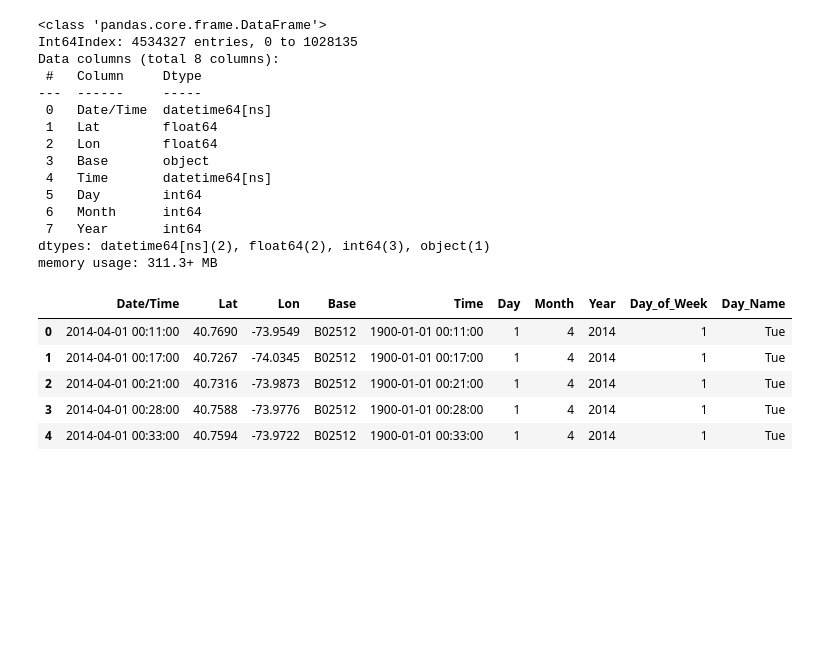
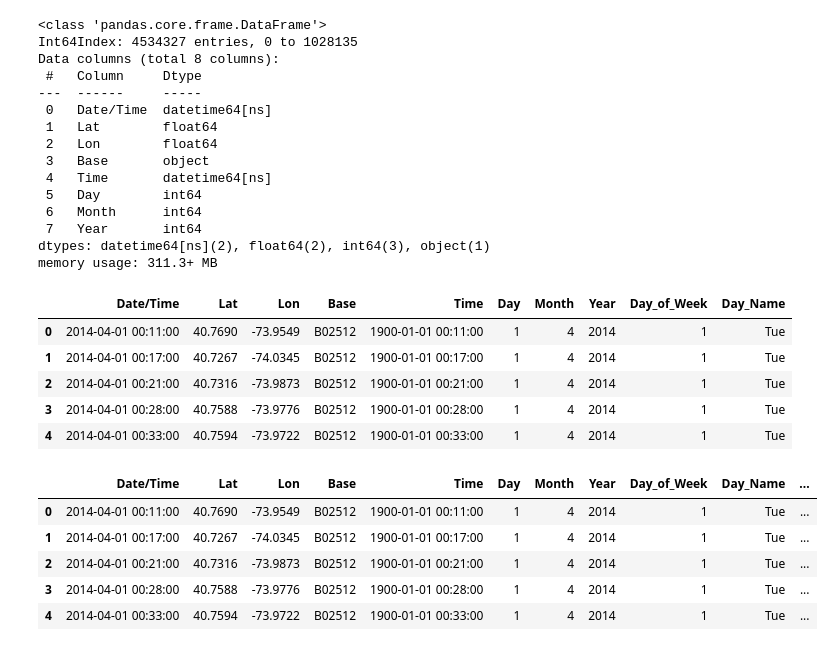
Before and after one commit to ngachago/uber_analysis, a Jupyter notebook: uber_data_viz.ipynb, the cells around one changed output. Cells and saved outputs as stored; diff of their text form; code cells hidden in the pictures; blank space fills up the shorter version.

```diff
--- a/uber_data_viz.ipynb
+++ b/uber_data_viz.ipynb
@@ -122,3 +141,17 @@ data.head()
 | 2 | 2014-04-01 00:21:00 | 40.7316 | -73.9873 | B02512 | 1900-01-01 00:21:00 | 1 | 4 | 2014 | 1 | Tue |
 | 3 | 2014-04-01 00:28:00 | 40.7588 | -73.9776 | B02512 | 1900-01-01 00:28:00 | 1 | 4 | 2014 | 1 | Tue |
 | 4 | 2014-04-01 00:33:00 | 40.7594 | -73.9722 | B02512 | 1900-01-01 00:33:00 | 1 | 4 | 2014 | 1 | Tue |
+# %%
+# Create hour, minute, second columns
+
+data['hour'] = data['Date/Time'].dt.hour
+data['minute'] = data['Date/Time'].dt.minute
+data['second'] = data['Date/Time'].dt.second
+data.head()
+# %% [output]
+|  | Date/Time | Lat | Lon | Base | Time | Day | Month | Year | Day_of_Week | Day_Name | ... |
+| 0 | 2014-04-01 00:11:00 | 40.7690 | -73.9549 | B02512 | 1900-01-01 00:11:00 | 1 | 4 | 2014 | 1 | Tue | ... |
+| 1 | 2014-04-01 00:17:00 | 40.7267 | -74.0345 | B02512 | 1900-01-01 00:17:00 | 1 | 4 | 2014 | 1 | Tue | ... |
+| 2 | 2014-04-01 00:21:00 | 40.7316 | -73.9873 | B02512 | 1900-01-01 00:21:00 | 1 | 4 | 2014 | 1 | Tue | ... |
+| 3 | 2014-04-01 00:28:00 | 40.7588 | -73.9776 | B02512 | 1900-01-01 00:28:00 | 1 | 4 | 2014 | 1 | Tue | ... |
+| 4 | 2014-04-01 00:33:00 | 40.7594 | -73.9722 | B02512 | 1900-01-01 00:33:00 | 1 | 4 | 2014 | 1 | Tue | ... |
```
Also changed, not shown: parts of 17 cells of this notebook.
